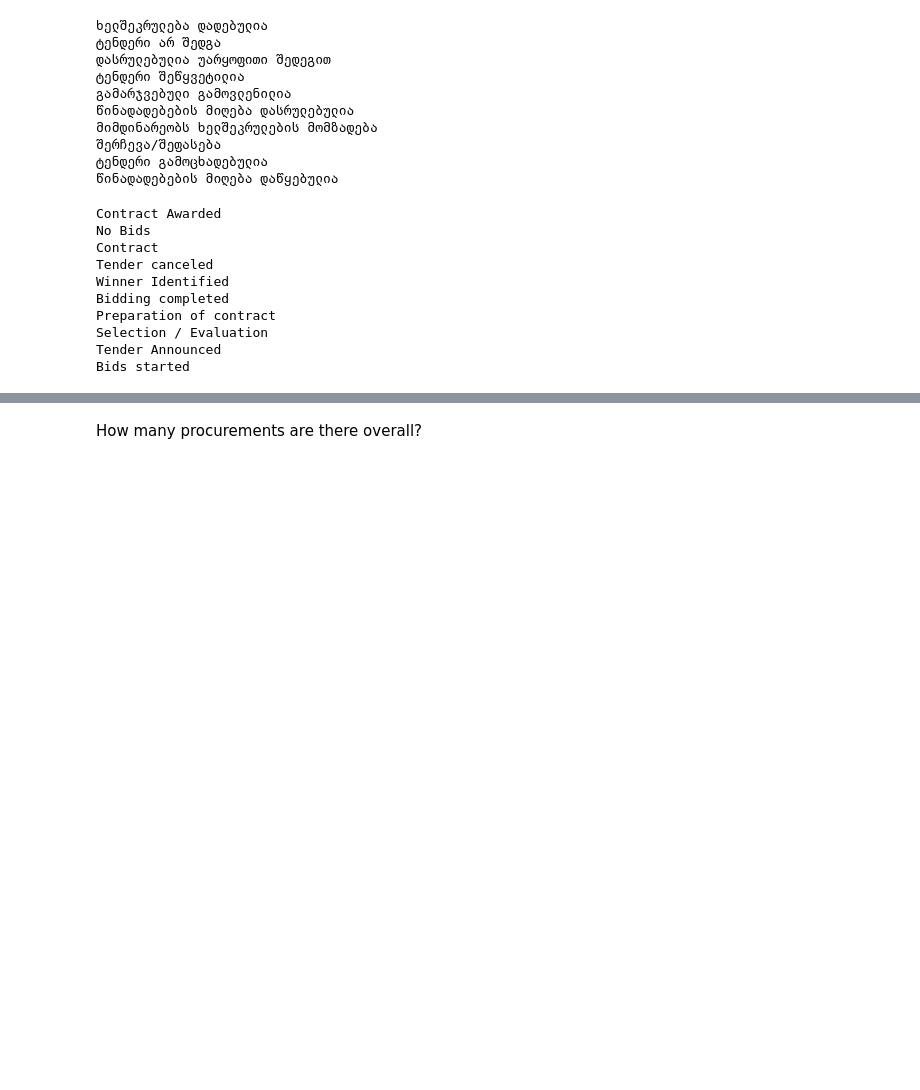
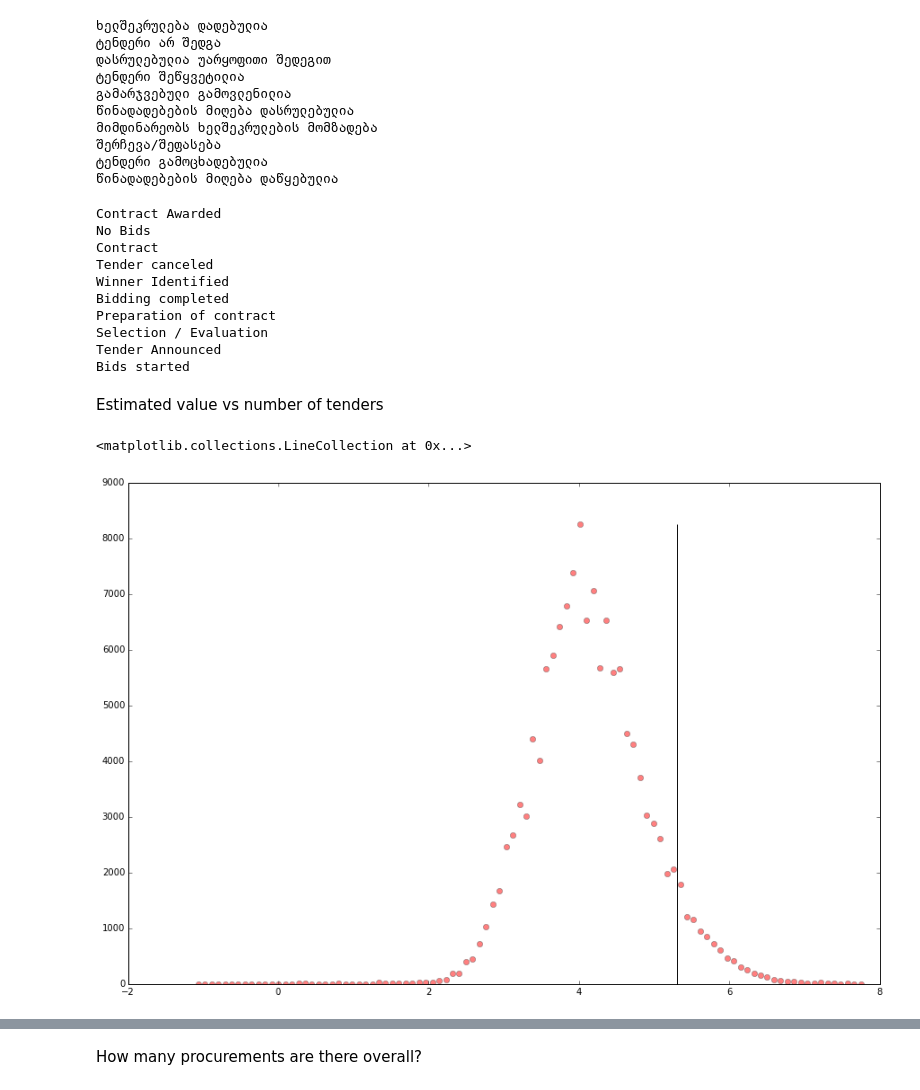
Before and after one commit to bokae/georgia_tender, a Jupyter notebook: georgia.ipynb, the cells around one changed output, grey strips where cells are left out. Saved outputs shown, nothing was run; the diff lists cells and outputs as text; code cells hidden in the pictures; blank space fills up the shorter version.

```diff
--- a/georgia.ipynb
+++ b/georgia.ipynb
@@ -120,3 +188,16 @@ Preparation of contract
 Selection / Evaluation
 Tender Announced
 Bids started
+# %% [markdown]
+Estimated value vs number of tenders
+# %%
+y,x=np.histogram(np.log10(np.array(df["estimated_value"])),bins=100)#.plot(kind="hist",bins=100,range=(0,300000),figsize=(15,10))
+plt.figure(figsize=(15,10))
+plt.plot(x[1:],y,'or',alpha=0.5)
+plt.vlines(np.log10(2e5),0,np.max(y))
+#plt.loglog()
+
+#np.histogram(np.array(df.groupby("estimated_value").size()),bins=100)
+# %% [output]
+<matplotlib.collections.LineCollection at 0x...>
+[figure, added]
```
Also changed, not shown: parts of 37 cells of this notebook.
